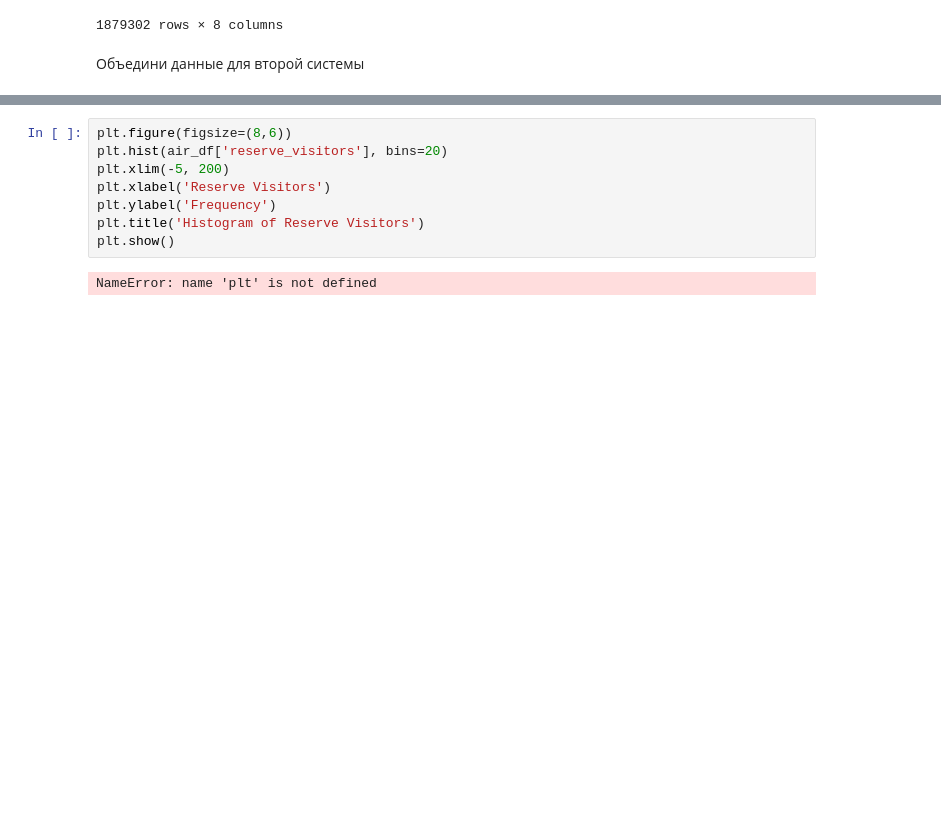
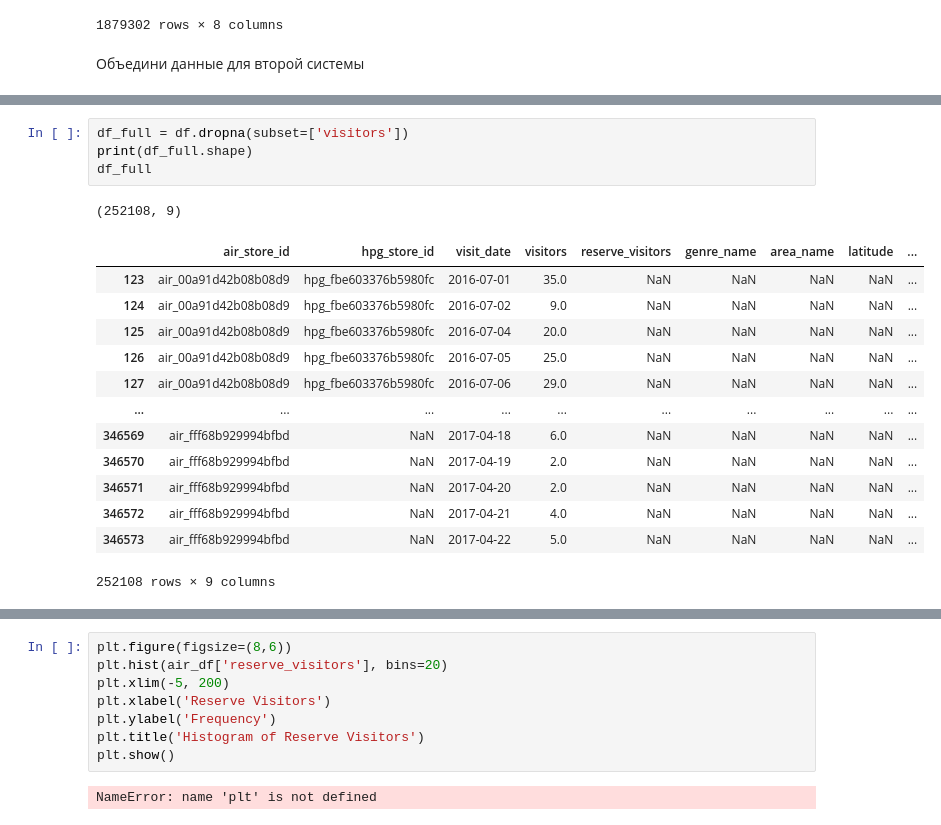
Before and after one commit to FEDOROV-ALEXANDER/ML_kurs2022, a Jupyter notebook: Homework/Homework2024/homework2024.ipynb, the cells around one changed output, grey strips where cells are left out. Cells and saved outputs as stored; diff of their text form; blank space fills up the shorter version.

```diff
--- a/Homework/Homework2024/homework2024.ipynb
+++ b/Homework/Homework2024/homework2024.ipynb
@@ -353,0 +448,19 @@ hpg_df.shape
+# %%
+df_full = df.dropna(subset=['visitors'])
+print(df_full.shape)
+df_full
+# %% [output]
+(252108, 9)
+|  | air_store_id | hpg_store_id | visit_date | visitors | reserve_visitors | genre_name | area_name | latitude | ... |
+| 123 | air_00a91d42b08b08d9 | hpg_fbe603376b5980fc | 2016-07-01 | 35.0 | NaN | NaN | NaN | NaN | ... |
+| 124 | air_00a91d42b08b08d9 | hpg_fbe603376b5980fc | 2016-07-02 | 9.0 | NaN | NaN | NaN | NaN | ... |
+| 125 | air_00a91d42b08b08d9 | hpg_fbe603376b5980fc | 2016-07-04 | 20.0 | NaN | NaN | NaN | NaN | ... |
+| 126 | air_00a91d42b08b08d9 | hpg_fbe603376b5980fc | 2016-07-05 | 25.0 | NaN | NaN | NaN | NaN | ... |
+| 127 | air_00a91d42b08b08d9 | hpg_fbe603376b5980fc | 2016-07-06 | 29.0 | NaN | NaN | NaN | NaN | ... |
+| ... | ... | ... | ... | ... | ... | ... | ... | ... | ... |
+| 346569 | air_fff68b929994bfbd | NaN | 2017-04-18 | 6.0 | NaN | NaN | NaN | NaN | ... |
+| 346570 | air_fff68b929994bfbd | NaN | 2017-04-19 | 2.0 | NaN | NaN | NaN | NaN | ... |
+| 346571 | air_fff68b929994bfbd | NaN | 2017-04-20 | 2.0 | NaN | NaN | NaN | NaN | ... |
+| 346572 | air_fff68b929994bfbd | NaN | 2017-04-21 | 4.0 | NaN | NaN | NaN | NaN | ... |
+| 346573 | air_fff68b929994bfbd | NaN | 2017-04-22 | 5.0 | NaN | NaN | NaN | NaN | ... |
+252108 rows × 9 columns
```
Also changed, not shown: parts of 18 cells of this notebook.
